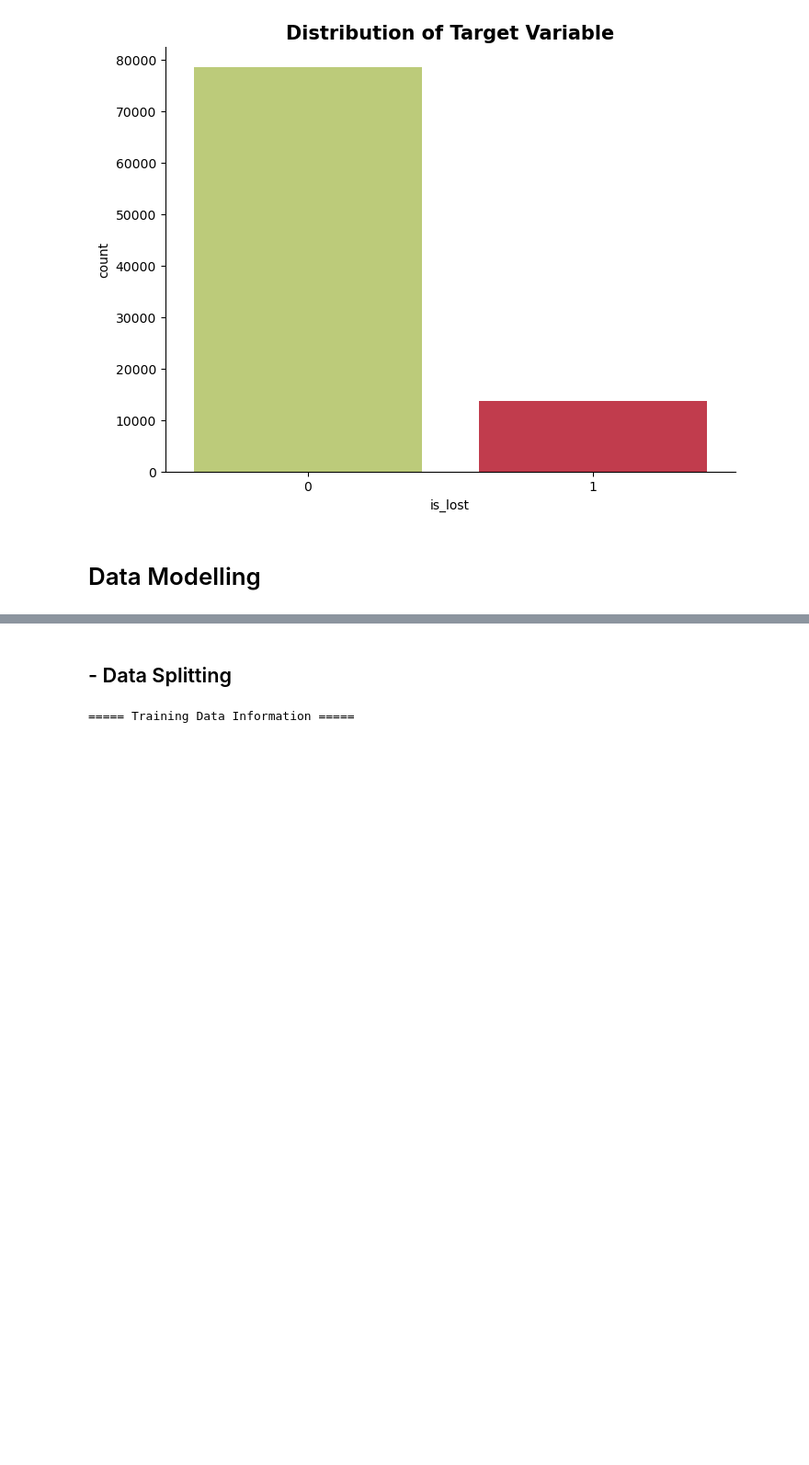
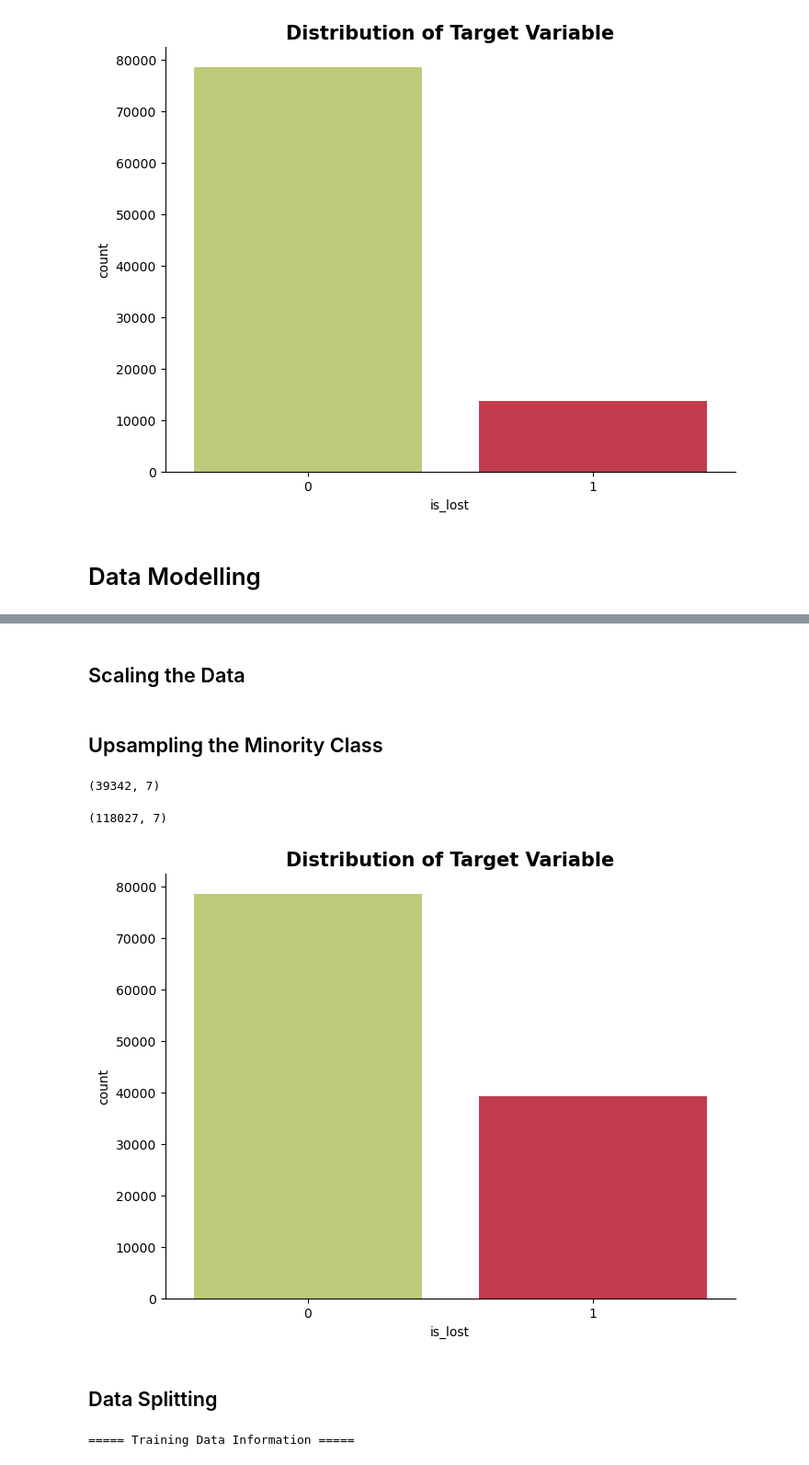
Before and after one commit to lucifermorningstar1305/DataDuck, a Jupyter notebook: Data_Modeling_2.ipynb, the cells around one changed output, grey strips where cells are left out. Shown: that part at 92% size. Cells and saved outputs as stored; diff of their text form; code cells hidden in the pictures; blank space fills up the shorter version.

Commit message:
added upsampling

```diff
--- a/Data_Modeling_2.ipynb
+++ b/Data_Modeling_2.ipynb
@@ -166,0 +177,2 @@ plt.show()
+# %% [markdown]
+## Scaling the Data
@@ -167,3 +183,35 @@ plt.show()
+# %% [markdown]
+## Upsampling the Minority Class
+# %%
+# Upsampling the expensive data since we have limited amount
+
+is_lost = df_mod.loc[df_mod["is_lost"] == 1,]
+not_lost = df_mod.loc[df_mod["is_lost"] == 0,]
+
+# upsample is_expensive
+upsampled = resample(
+    is_lost,
+    replace=True, # sample with replacement
+    n_samples=int(len(not_lost)*.50), # How many samples are needed
+    random_state=42 # reproducible results
+)
+
+upsampled.shape
+# %% [output]
+(39342, 7)
+# %%
+upsampled_data = pd.concat([upsampled, not_lost])
+upsampled_data.shape
+# %% [output]
+(118027, 7)
+# %%
+fig, ax = plt.subplots(1, 1, figsize=(8, 6))
+sns.countplot(data=upsampled_data, x="is_lost", ax=ax, palette=[my_colors[-1], my_colors[0]])
+ax.set_title("Distribution of Target Variable", fontsize=15, weight="bold")
+sns.despine()
+plt.show()
+# %% [output]
+[figure, added]
 # %% [markdown]
-## - Data Splitting
+## Data Splitting
 # %%
```
Also changed, not shown: parts of 20 cells of this notebook.
